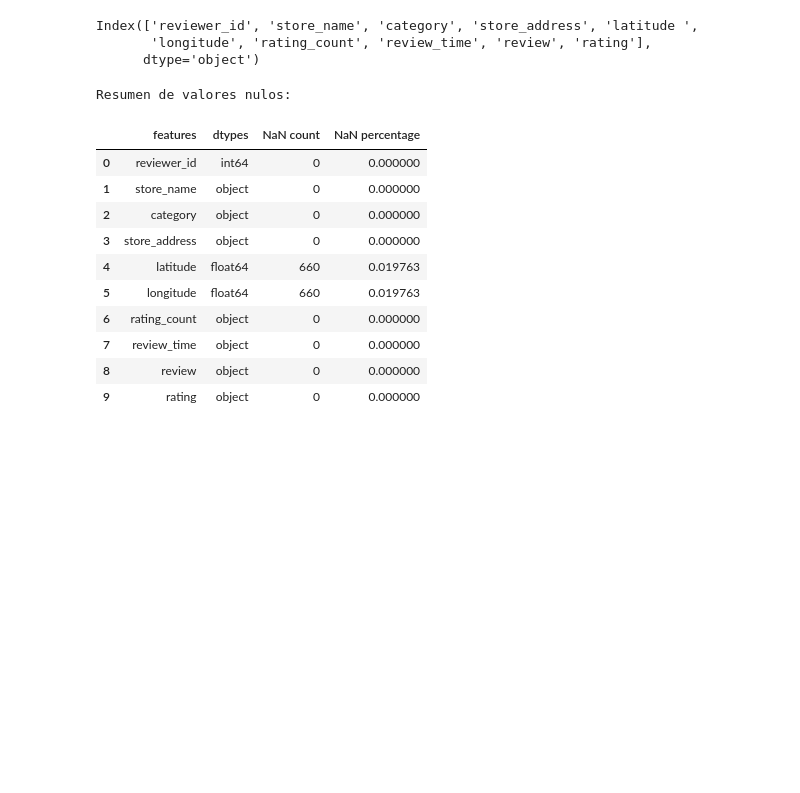
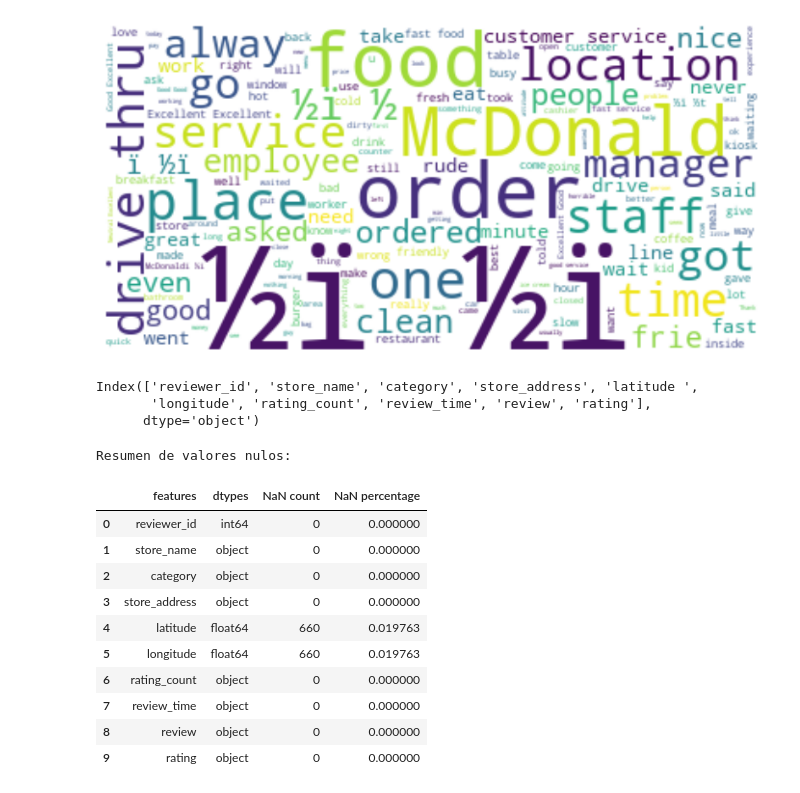
Before and after one commit to Alejo8808/Proyectofinal, a Jupyter notebook: McDonals.ipynb, the cells around one changed output. Drawn from its saved outputs; the diff is of its cells as text; code cells hidden in the pictures; blank space fills up the shorter version.

```diff
--- a/McDonals.ipynb
+++ b/McDonals.ipynb
@@ -34,6 +38,21 @@ df.head()
 | 2 | 3 | McDonald's | Fast food restaurant | 13749 US-183 Hwy, Austin, TX 7875... | 30.460718 | -97.792874 | 1,240 | 5 days ago | ... |
 | 3 | 4 | McDonald's | Fast food restaurant | 13749 US-183 Hwy, Austin, TX 7875... | 30.460718 | -97.792874 | 1,240 | a month ago | ... |
 | 4 | 5 | McDonald's | Fast food restaurant | 13749 US-183 Hwy, Austin, TX 7875... | 30.460718 | -97.792874 | 1,240 | 2 months ago | ... |
+# %%
+# Une todas las reseñas en una sola cadena de texto
+long_string = ','.join(list(df['review'].values))
+
+# Crea un objeto WordCloud
+wordcloud = WordCloud(background_color="white", max_words=5000, contour_width=3, contour_color='steelblue')
+wordcloud.generate(long_string)# Genera la nube de palabras a partir de la cadena de texto
+
+# Muestra la nube de palabras
+plt.figure(figsize=(10, 8))
+plt.imshow(wordcloud, interpolation="bilinear")
+plt.axis('off')
+plt.show()
+# %% [output]
+[figure, added]
 # %%
 #verificar columnas
 df.columns
```
Also changed, not shown: parts of 7 cells of this notebook.
